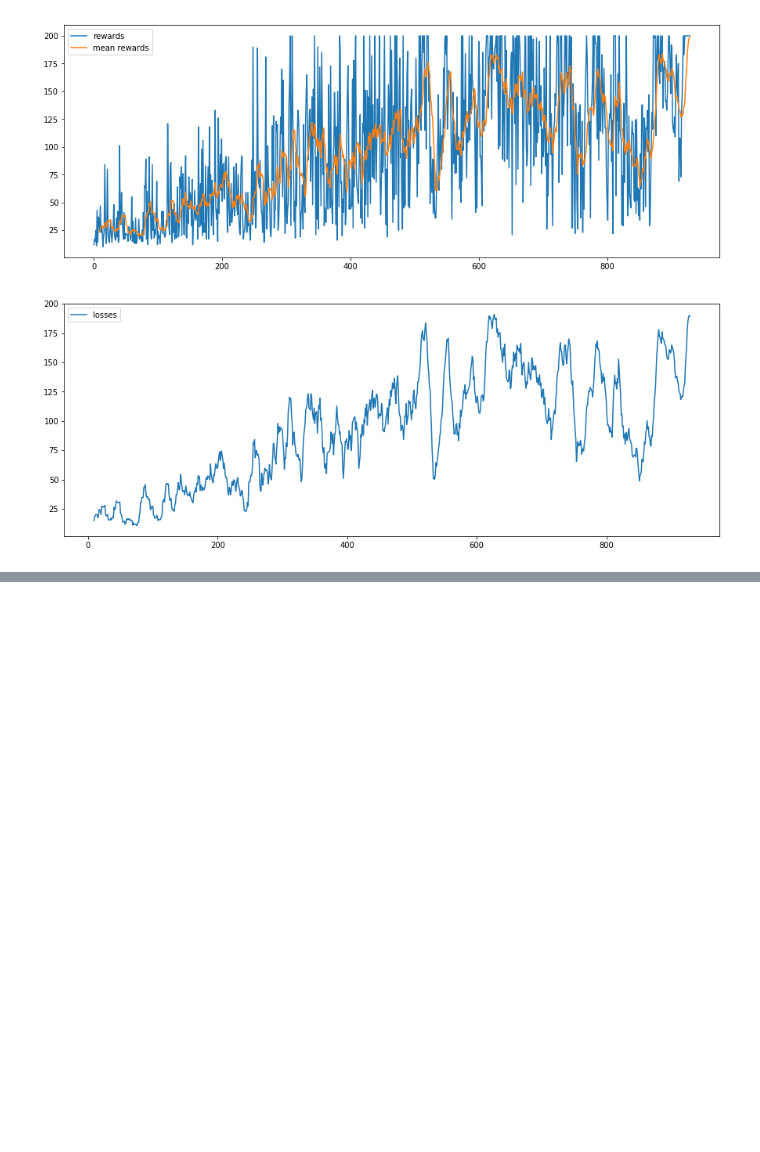
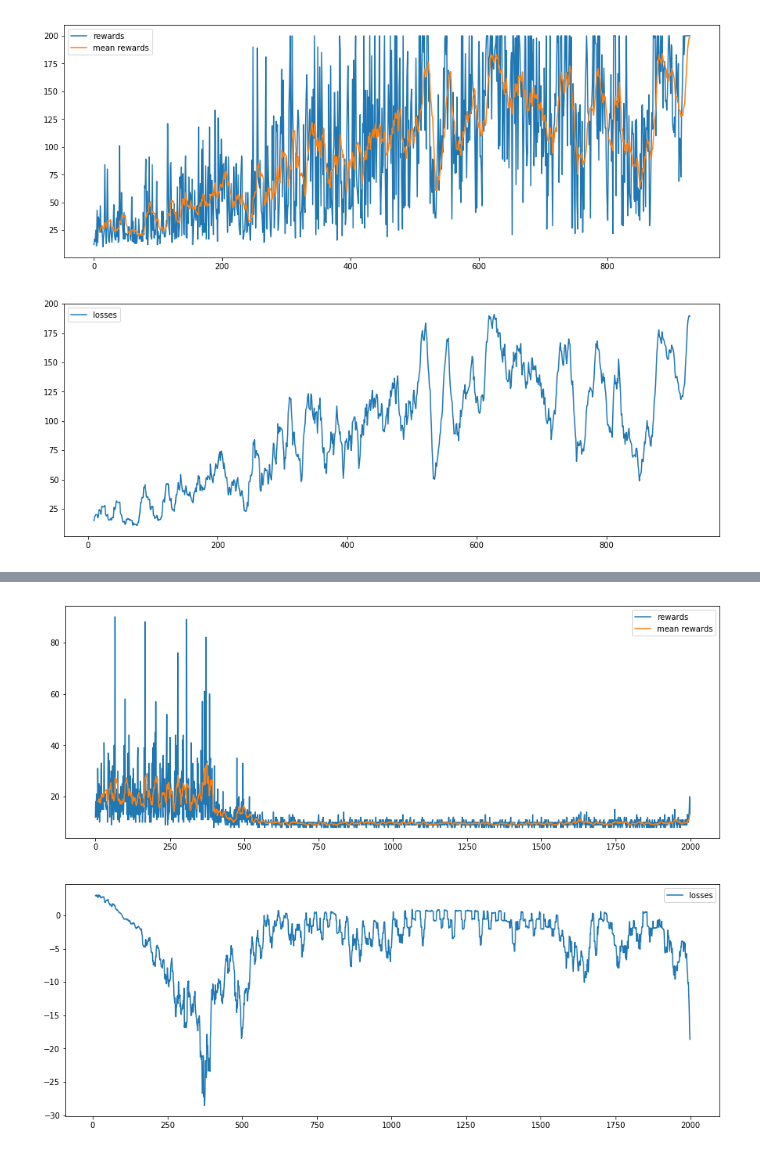
Before and after one commit to QuentinDuval/PythonExperiments, a Jupyter notebook: ml/rl/4_cartpole.ipynb, the cells around one changed output, grey strips where cells are left out. Cells and saved outputs as stored; diff of their text form; code cells hidden in the pictures; blank space fills up the shorter version.

Commit message:
Actor Critic Method is not working yet

```diff
--- a/ml/rl/4_cartpole.ipynb
+++ b/ml/rl/4_cartpole.ipynb
@@ -773,0 +811,87 @@ Solved!2000 ( 55.05 % ) 2000 ( 48.75 % )
+# %%
+"""
+ACTOR-CRITIC method:
+- policy gradient method inspired by TD learning
+- same as REINFORCE with Baseline, but we bootstrap the value function
+"""
+
+
+class PolicyNet(nn.Module):
+    def __init__(self):
+        super().__init__()
+        self.fc = nn.Sequential(nn.Linear(4, 100), nn.ReLU(), nn.Linear(100, 3))
+        self.softmax = nn.Softmax(dim=-1)
+
+    def forward(self, xs, with_softmax=True):
+        xs = torch.FloatTensor(xs)
+        ys = self.fc(xs)
+        if with_softmax:
+            return self.softmax(ys[:2]), ys[2:]
+        return ys[:2], ys[2:]
+
+
+def train_reinforce(
+    env, policy: nn.Module, episodes: int, discount: float,
+    learning_rate: float, weight_decay: float, show_stats=True):
+
+    episode_rewards = []
+    episode_losses = []
+    optimizer = optim.SGD(policy.parameters(), lr=learning_rate, weight_decay=weight_decay)
+
+    count_success = 0
+    for _ in prange(episodes):
+        episode_loss = 0.
+        episode_reward = 0.
+
+        done = False
+        state = env.reset()
+        while not done:
+
+            # Select an action
+            probs, value = policy(state, with_softmax=True)
+            distrib = torch.distributions.categorical.Categorical(probs)
+            action = distrib.sample().item()
+
+            # Execute the action
+            next_state, reward, done, _ = env.step(action)
+            episode_reward += reward
+
+            # Get the target value
+            _, next_value = policy(next_state, with_softmax=False)
+            target_value = reward + discount * next_value.detach()
+
+            # Compute the value loss and policy loss & update neural net
+            optimizer.zero_grad()
+            value_loss = torch.pow(value - target_value, 2)
+            policy_loss = - torch.log(probs[action]) * (reward - value.item())
+            loss = value_loss + policy_loss
+            loss.backward()
+            optimizer.step()
+
+            # Update the policy probabilities
+            episode_loss += loss.item()
+
+        # Record history
+        episode_rewards.append(episode_reward)
+        episode_losses.append(episode_loss)
+
+    # Reporting
+    if show_stats:
+        fig, ax = plt.subplots(figsize=(15, 12), nrows=2)
+        ax[0].plot(episode_rewards, label="rewards")
+        ax[0].plot(pd.Series(episode_rewards).rolling(10).mean(), label="mean rewards")
+        ax[1].plot(pd.Series(episode_losses).rolling(10).sum() / 100., label="losses")
+        for p in ax:
+            p.legend()
+        plt.show()
+
+
+"""
+Training
+"""
+
+with gym.make("CartPole-v0") as env:
+    train_reinforce(
+        env, policy=PolicyNet(), episodes=2000, discount=0.95,
+        learning_rate=1e-4, weight_decay=0.0)
+# %% [output]
@@ -773,0 +899 @@ Solved!2000 ( 55.05 % ) 2000 ( 48.75 % )
+[figure, added]
```
Also changed, not shown: parts of 5 cells of this notebook.
